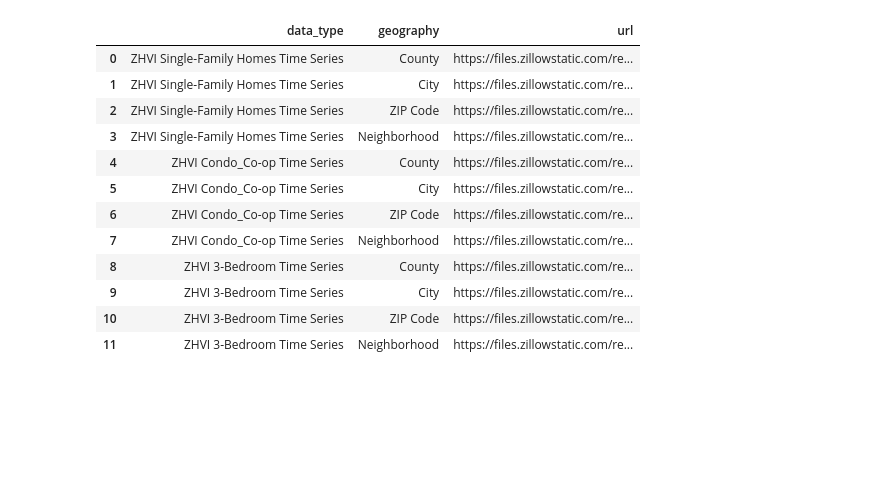
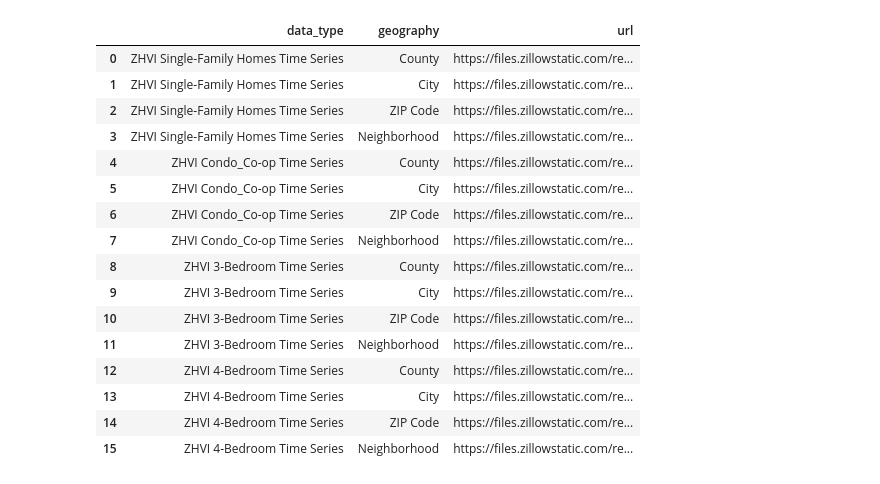
Before and after one commit to ryann-green/ga-housing, a Jupyter notebook: notebooks/zillow_data.ipynb, the cells around one changed output. Cells and saved outputs as stored; diff of their text form; code cells hidden in the pictures; blank space fills up the shorter version.

```diff
--- a/notebooks/zillow_data.ipynb
+++ b/notebooks/zillow_data.ipynb
@@ -4,3 +1,7 @@ import requests
 # %%
-data_types=["ZHVI Single-Family Homes Time Series ($)","ZHVI Condo\\/Co-op Time Series ($)","ZHVI 3-Bedroom Time Series ($)"]
+import pandas as pd
+import requests
+
+
+data_types=["ZHVI Single-Family Homes Time Series ($)","ZHVI Condo\\/Co-op Time Series ($)","ZHVI 3-Bedroom Time Series ($)","ZHVI 4-Bedroom Time Series ($)"]
 geographies=["County","City","ZIP Code","Neighborhood"]
@@ -7,0 +9,39 @@ data = {"HOME VALUES":{"ZHVI All Homes (SFR, Condo\/Co-op) Time Series, Smoothed
+
+
+# import pprint
+# from pprint import PrettyPrinter as pp
+
+# pprint.pprint(data['HOME VALUES'])
+
+housing_data=[]
+for item in data_types:
+    for geography in geographies:
+        row={}
+        if geography in data["HOME VALUES"][item]:
+            row['data_type']=item.replace('\\', '').replace('($)', '').replace('/', '_')
+            row['geography']=geography
+            row['url']=data["HOME VALUES"][item][geography].replace('\\', '')
+
+        housing_data.append(row)
+
+data_df=pd.DataFrame(housing_data)
+data_df.to_csv("../outputs/data_map.csv")
+data_df
+# %% [output]
+|  | data_type | geography | url |
+| 0 | ZHVI Single-Family Homes Time Series | County | https://files.zillowstatic.com/re... |
+| 1 | ZHVI Single-Family Homes Time Series | City | https://files.zillowstatic.com/re... |
+| 2 | ZHVI Single-Family Homes Time Series | ZIP Code | https://files.zillowstatic.com/re... |
+| 3 | ZHVI Single-Family Homes Time Series | Neighborhood | https://files.zillowstatic.com/re... |
+| 4 | ZHVI Condo_Co-op Time Series | County | https://files.zillowstatic.com/re... |
+| 5 | ZHVI Condo_Co-op Time Series | City | https://files.zillowstatic.com/re... |
+| 6 | ZHVI Condo_Co-op Time Series | ZIP Code | https://files.zillowstatic.com/re... |
+| 7 | ZHVI Condo_Co-op Time Series | Neighborhood | https://files.zillowstatic.com/re... |
+| 8 | ZHVI 3-Bedroom Time Series | County | https://files.zillowstatic.com/re... |
+| 9 | ZHVI 3-Bedroom Time Series | City | https://files.zillowstatic.com/re... |
+| 10 | ZHVI 3-Bedroom Time Series | ZIP Code | https://files.zillowstatic.com/re... |
+| 11 | ZHVI 3-Bedroom Time Series | Neighborhood | https://files.zillowstatic.com/re... |
+| 12 | ZHVI 4-Bedroom Time Series | County | https://files.zillowstatic.com/re... |
+| 13 | ZHVI 4-Bedroom Time Series | City | https://files.zillowstatic.com/re... |
+| 14 | ZHVI 4-Bedroom Time Series | ZIP Code | https://files.zillowstatic.com/re... |
+| 15 | ZHVI 4-Bedroom Time Series | Neighborhood | https://files.zillowstatic.com/re... |
@@ -25,21 +48,3 @@ for item in data_types:
-# %%
-data_df=pd.DataFrame(housing_data)
-data_df.to_csv("../outputs/data_map.csv")
-data_df
-# %% [output]
-|  | data_type | geography | url |
-| 0 | ZHVI Single-Family Homes Time Series | County | https://files.zillowstatic.com/re... |
-| 1 | ZHVI Single-Family Homes Time Series | City | https://files.zillowstatic.com/re... |
-| 2 | ZHVI Single-Family Homes Time Series | ZIP Code | https://files.zillowstatic.com/re... |
-| 3 | ZHVI Single-Family Homes Time Series | Neighborhood | https://files.zillowstatic.com/re... |
-| 4 | ZHVI Condo_Co-op Time Series | County | https://files.zillowstatic.com/re... |
-| 5 | ZHVI Condo_Co-op Time Series | City | https://files.zillowstatic.com/re... |
-| 6 | ZHVI Condo_Co-op Time Series | ZIP Code | https://files.zillowstatic.com/re... |
-| 7 | ZHVI Condo_Co-op Time Series | Neighborhood | https://files.zillowstatic.com/re... |
-| 8 | ZHVI 3-Bedroom Time Series | County | https://files.zillowstatic.com/re... |
-| 9 | ZHVI 3-Bedroom Time Series | City | https://files.zillowstatic.com/re... |
-| 10 | ZHVI 3-Bedroom Time Series | ZIP Code | https://files.zillowstatic.com/re... |
-| 11 | ZHVI 3-Bedroom Time Series | Neighborhood | https://files.zillowstatic.com/re... |
 # %%
 urls=data_df["url"]
 file_names=[]
```
Also changed, not shown: parts of 17 cells of this notebook, 2 other files.
